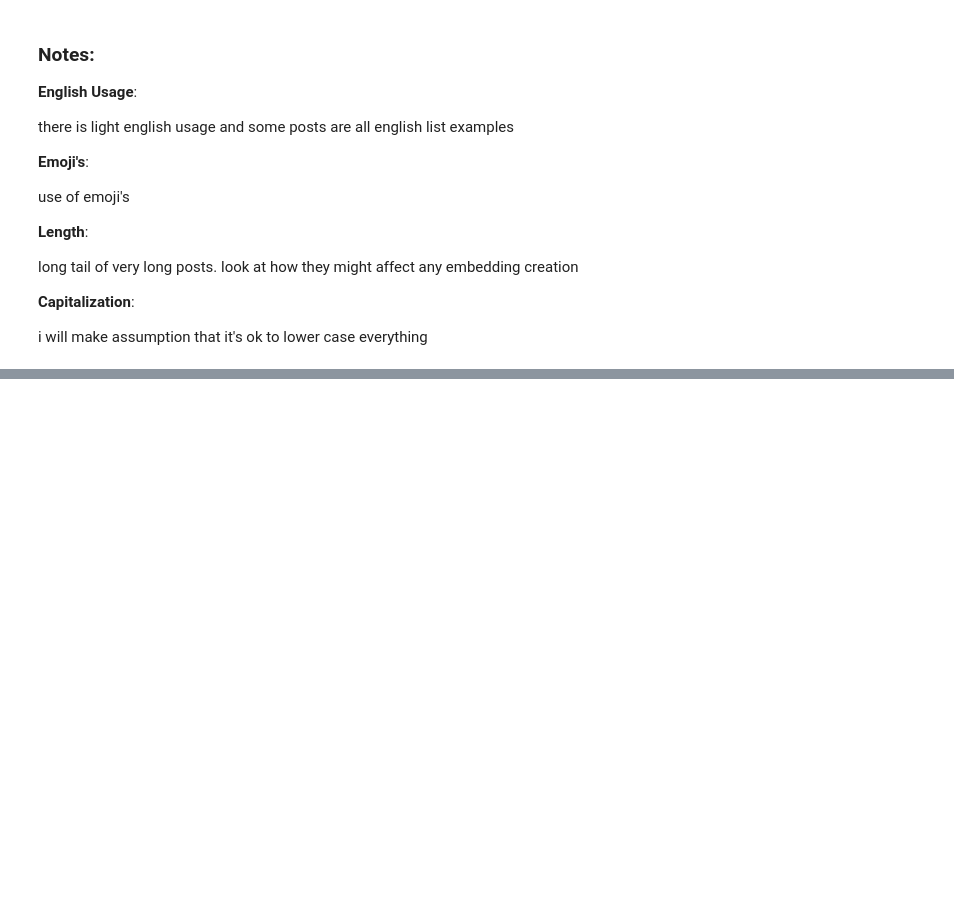
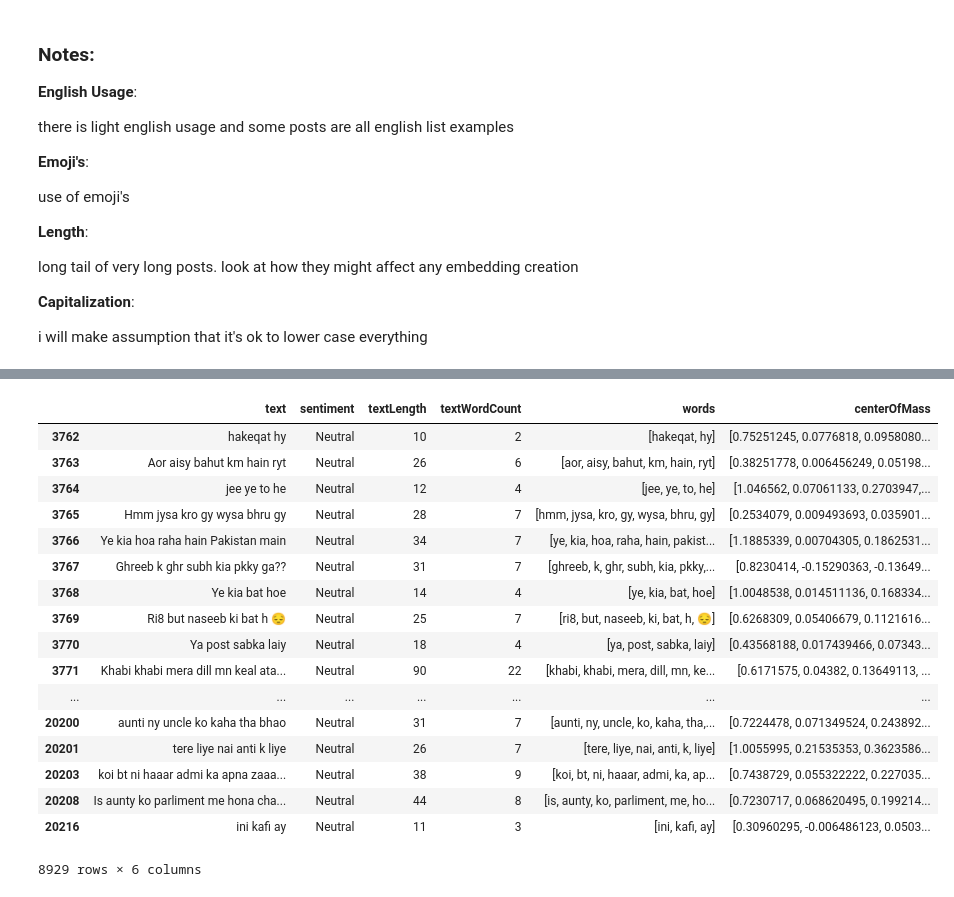
Before and after one commit to conorfrailey/MLpractice, a Jupyter notebook: Amazon Coding Challenge.ipynb, the cells around one changed output, grey strips where cells are left out. Cells and saved outputs as stored; diff of their text form; code cells hidden in the pictures; blank space fills up the shorter version.

```diff
--- a/Amazon Coding Challenge.ipynb
+++ b/Amazon Coding Challenge.ipynb
@@ -201,0 +212,23 @@ from keras.initializers import glorot_uniform
+# %%
+# Parse all sentences and then all words within sentences to end up with a list of lists
+sentences = []
+for line in data.iloc[:,0]:
+    sentences += nltk.sent_tokenize(line.lower())
+
+words_in_sentences = [nltk.word_tokenize(sentence) for sentence in sentences]
+
+# Create Embeddings for sizes of 20, 50, 100 and windows of 2,5,7
+sizes = [10,50,100]
+windows = [2,5,7]
+
+word2vec = {(s,w): Word2Vec(words_in_sentences, min_count = 2, size = s, seed = 28, window = w)
+            for (s,w) in itertools.product(sizes,windows)}
+# %%
+data['words'] = data['text'].apply(lambda x: nltk.word_tokenize(x.lower()))
+# %%
+data['centerOfMass'] = data['words'].apply(lambda x:
+                                           ((0 + sum([word2vec.wv[i] for i in x if i in word2vec.wv.vocab]))/
+                                            sum([1 for i in x if i in word2vec.wv.vocab]))
+                                           if sum([1 for i in x if i in word2vec.wv.vocab]) > 0
+                                            else 0
+                                          )
@@ -201,0 +351,21 @@ from keras.initializers import glorot_uniform
+# %%
+data[data['sentiment']=='Neutral']
+# %% [output]
+|  | text | sentiment | textLength | textWordCount | words | centerOfMass |
+| 3762 | hakeqat hy | Neutral | 10 | 2 | [hakeqat, hy] | [0.75251245, 0.0776818, 0.0958080... |
+| 3763 | Aor aisy bahut km hain ryt | Neutral | 26 | 6 | [aor, aisy, bahut, km, hain, ryt] | [0.38251778, 0.006456249, 0.05198... |
+| 3764 | jee ye to he | Neutral | 12 | 4 | [jee, ye, to, he] | [1.046562, 0.07061133, 0.2703947,... |
+| 3765 | Hmm jysa kro gy wysa bhru gy | Neutral | 28 | 7 | [hmm, jysa, kro, gy, wysa, bhru, gy] | [0.2534079, 0.009493693, 0.035901... |
+| 3766 | Ye kia hoa raha hain Pakistan main | Neutral | 34 | 7 | [ye, kia, hoa, raha, hain, pakist... | [1.1885339, 0.00704305, 0.1862531... |
+| 3767 | Ghreeb k ghr subh kia pkky ga?? | Neutral | 31 | 7 | [ghreeb, k, ghr, subh, kia, pkky,... | [0.8230414, -0.15290363, -0.13649... |
+| 3768 | Ye kia bat hoe | Neutral | 14 | 4 | [ye, kia, bat, hoe] | [1.0048538, 0.014511136, 0.168334... |
+| 3769 | Ri8 but naseeb ki bat h 😔 | Neutral | 25 | 7 | [ri8, but, naseeb, ki, bat, h, 😔] | [0.6268309, 0.05406679, 0.1121616... |
+| 3770 | Ya post sabka laiy | Neutral | 18 | 4 | [ya, post, sabka, laiy] | [0.43568188, 0.017439466, 0.07343... |
+| 3771 | Khabi khabi mera dill mn keal ata... | Neutral | 90 | 22 | [khabi, khabi, mera, dill, mn, ke... | [0.6171575, 0.04382, 0.13649113, ... |
+| ... | ... | ... | ... | ... | ... | ... |
+| 20200 | aunti ny uncle ko kaha tha bhao | Neutral | 31 | 7 | [aunti, ny, uncle, ko, kaha, tha,... | [0.7224478, 0.071349524, 0.243892... |
+| 20201 | tere liye nai anti k liye | Neutral | 26 | 7 | [tere, liye, nai, anti, k, liye] | [1.0055995, 0.21535353, 0.3623586... |
+| 20203 | koi bt ni haaar admi ka apna zaaa... | Neutral | 38 | 9 | [koi, bt, ni, haaar, admi, ka, ap... | [0.7438729, 0.055322222, 0.227035... |
+| 20208 | Is aunty ko parliment me hona cha... | Neutral | 44 | 8 | [is, aunty, ko, parliment, me, ho... | [0.7230717, 0.068620495, 0.199214... |
+| 20216 | ini kafi ay | Neutral | 11 | 3 | [ini, kafi, ay] | [0.30960295, -0.006486123, 0.0503... |
+8929 rows × 6 columns
```
Also changed, not shown: parts of 25 cells of this notebook.
